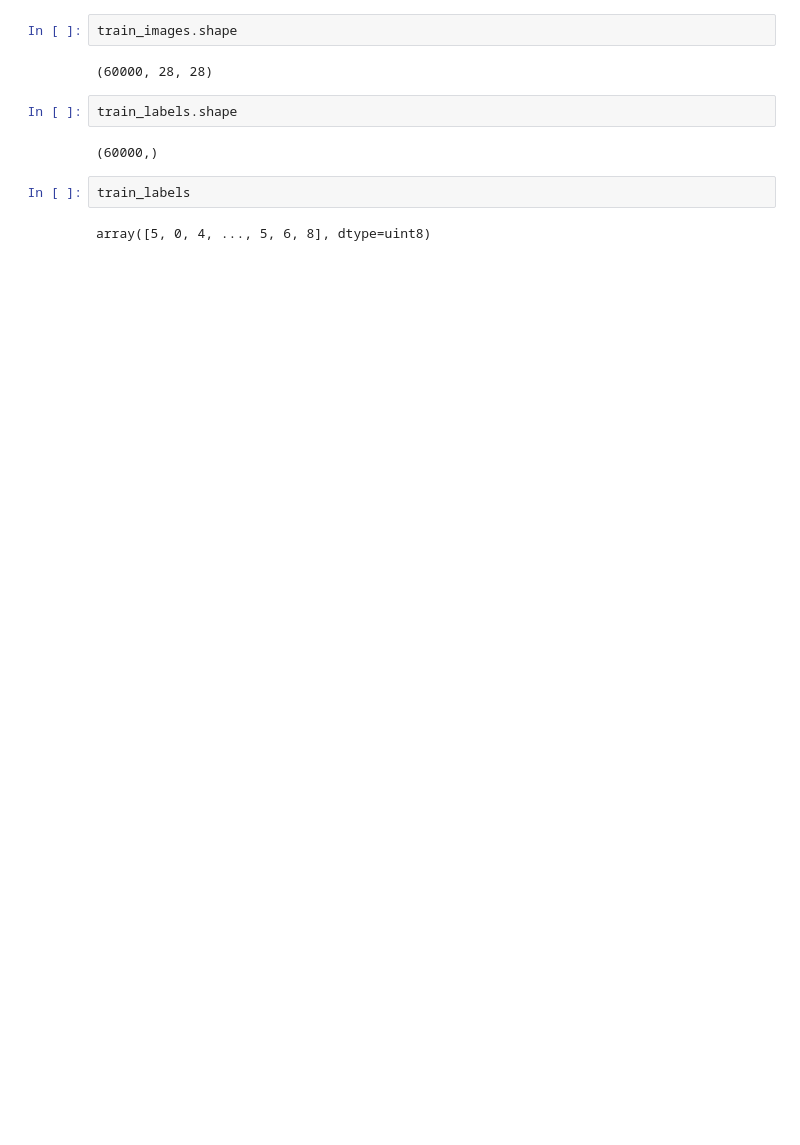
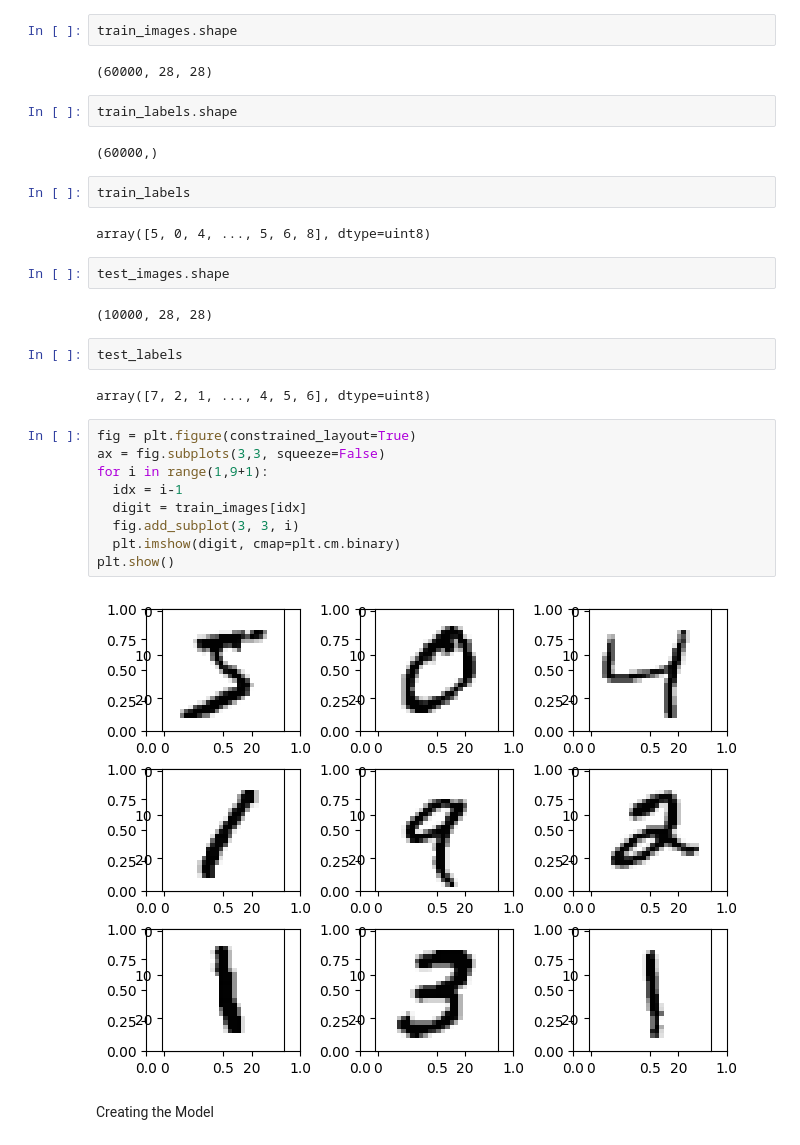
Before and after one commit to NickyGuants/mnist_from_scratch, a Jupyter notebook: Mnist_tf_from_scratch.ipynb, the cells around one changed output. Saved outputs shown, nothing was run; the diff lists cells and outputs as text; blank space fills up the shorter version.

```diff
--- a/Mnist_tf_from_scratch.ipynb
+++ b/Mnist_tf_from_scratch.ipynb
@@ -19,3 +22,24 @@ train_labels.shape
 train_labels
 # %% [output]
 array([5, 0, 4, ..., 5, 6, 8], dtype=uint8)
+# %%
+test_images.shape
+# %% [output]
+(10000, 28, 28)
+# %%
+test_labels
+# %% [output]
+array([7, 2, 1, ..., 4, 5, 6], dtype=uint8)
+# %%
+fig = plt.figure(constrained_layout=True)
+ax = fig.subplots(3,3, squeeze=False)
+for i in range(1,9+1):
+  idx = i-1
+  digit = train_images[idx]
+  fig.add_subplot(3, 3, i)
+  plt.imshow(digit, cmap=plt.cm.binary)
+plt.show()
+# %% [output]
+[figure, added]
+# %% [markdown]
+Creating the Model
```
Also changed, not shown: parts of 14 cells of this notebook.
